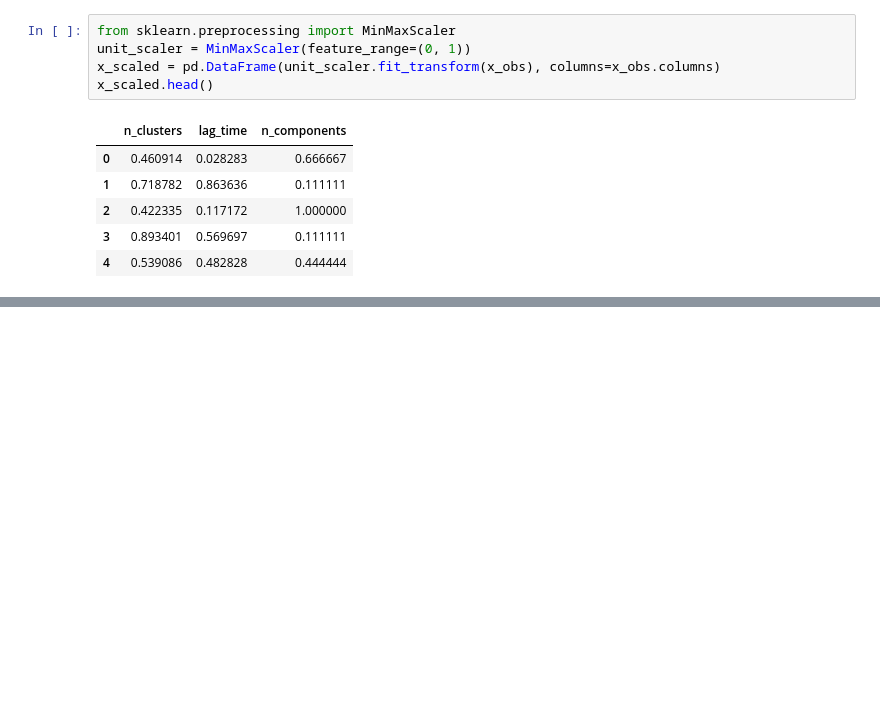
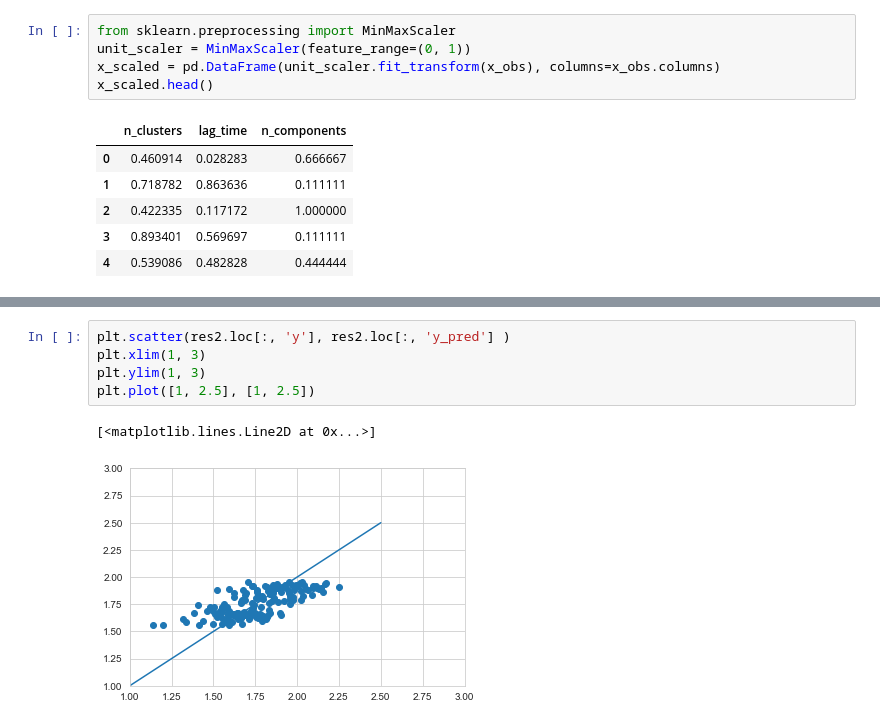
Before and after one commit to RobertArbon/optimize-fs-peptide, a Jupyter notebook: fit_gp_model.ipynb, the cells around one changed output, grey strips where cells are left out. Drawn from its saved outputs; the diff is of its cells as text; blank space fills up the shorter version.

```diff
--- a/fit_gp_model.ipynb
+++ b/fit_gp_model.ipynb
@@ -261,0 +201,8 @@ TypeError: Input z must be at least a 2x2 array.
+# %%
+plt.scatter(res2.loc[:, 'y'], res2.loc[:, 'y_pred'] )
+plt.xlim(1, 3)
+plt.ylim(1, 3)
+plt.plot([1, 2.5], [1, 2.5])
+# %% [output]
+[<matplotlib.lines.Line2D at 0x...>]
+[figure, added]
```
Also changed, not shown: parts of 46 cells of this notebook.
